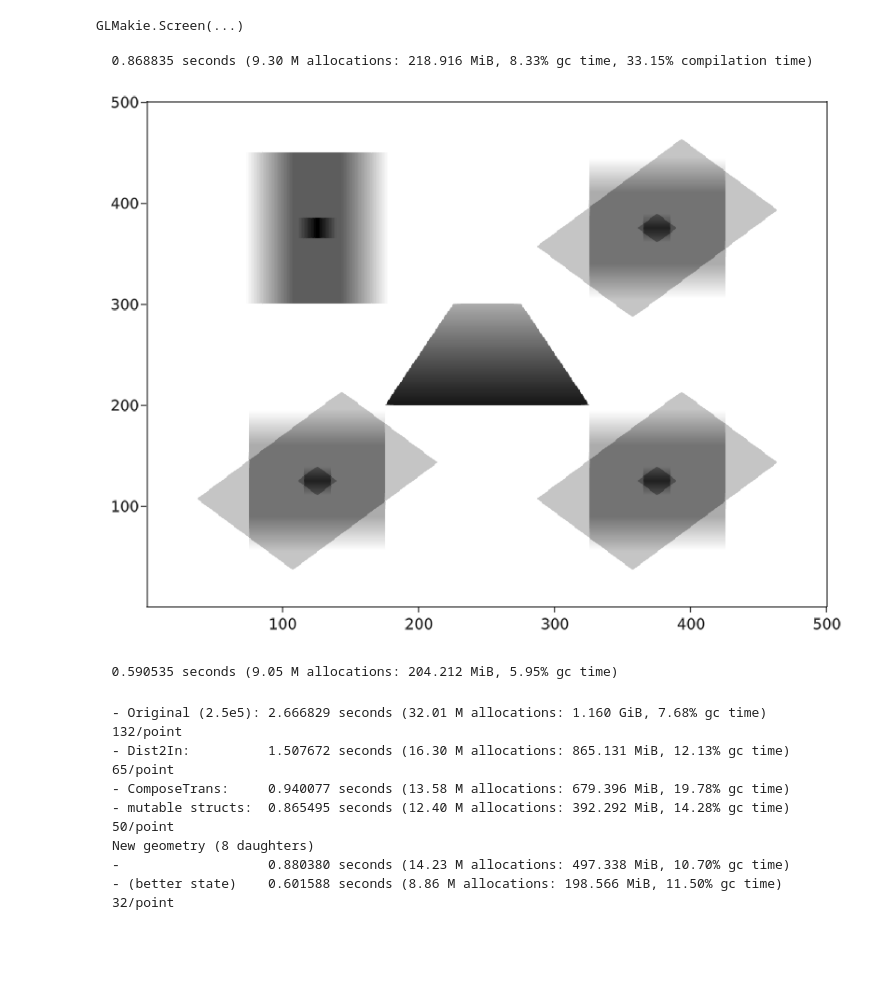
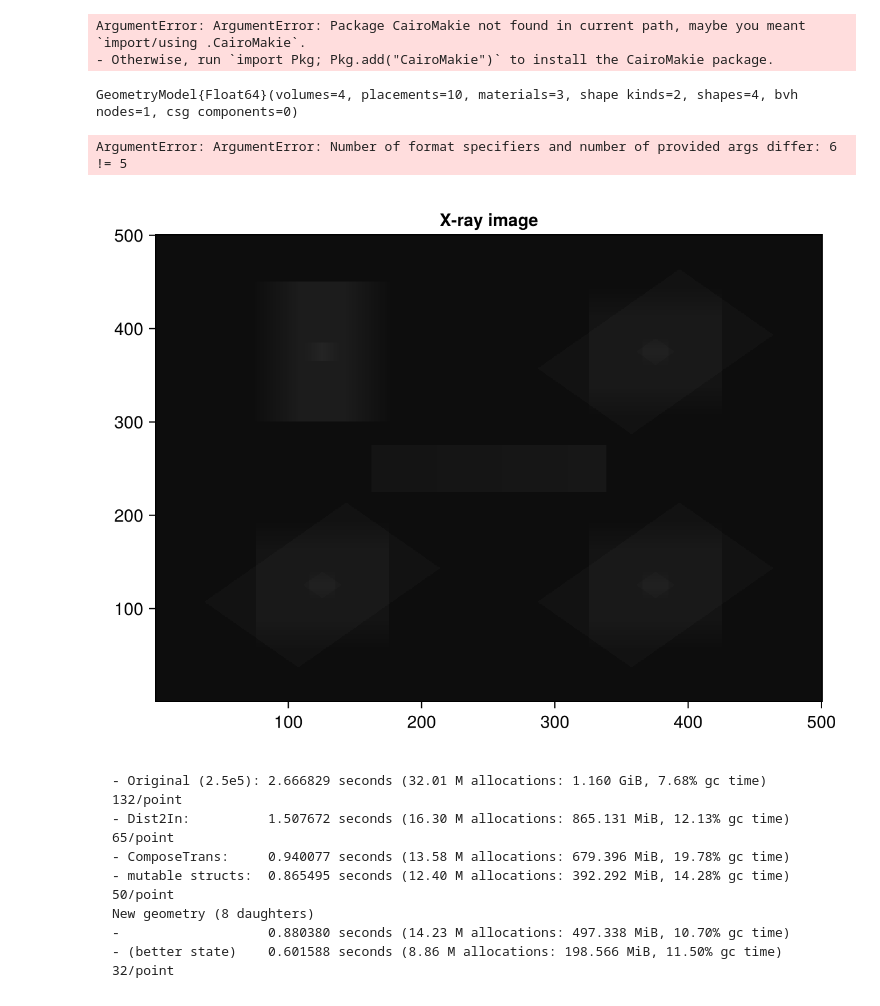
Before and after one commit to peremato/Geom4hep, a Jupyter notebook: examples/basic.ipynb, the cells around one changed output. Cells and saved outputs as stored; diff of their text form; code cells hidden in the pictures; blank space fills up the shorter version.

````diff
--- a/examples/basic.ipynb
+++ b/examples/basic.ipynb
@@ -15,21 +10,30 @@ world = build_geom(Float64);
 # %%
 # Draw the geometry using Makie (GL)
-using GLMakie
-s = Scene()
-draw(s, world)
+using CairoMakie
+draw(world, wireframe=true)
 # %% [output]
-GLMakie.Screen(...)
+ArgumentError: ArgumentError: Package CairoMakie not found in current path, maybe you meant `import/using .CairoMakie`.
+- Otherwise, run `import Pkg; Pkg.add("CairoMakie")` to install the CairoMakie package.
-# %%
-# produce the the X-ray and plot it
-@time image = generate_xray(world, 2.5e5)
-heatmap(image, colormap=:grayC)
-# %% [output]
-  0.868835 seconds (9.30 M allocations: 218.916 MiB, 8.33% gc time, 33.15% compilation time)
-[figure, removed]
-# %%
-@time image = generate_xray(world, 2.5e5);
-# %% [output]
-  0.590535 seconds (9.05 M allocations: 204.212 MiB, 5.95% gc time)
+# %%
+model = close_geometry(world)
+println(model)
+# %% [output]
+GeometryModel{Float64}(volumes=4, placements=10, materials=3, shape kinds=2, shapes=4, bvh nodes=1, csg components=0)
+# %%
+#-----generate the images----------------------------------------------------------------------------
+xray(model, 1, 8)                 # compile
+images = map(1:3) do axis
+    t = @elapsed u, v, img, nsteps = xray(model, axis, 1000)
+    @printf "axis %d: %d×%d pixels, %.3g steps in %.2f s\n" axis size(img)... sum(nsteps) t
+    (u, v, img)
+end
+# %% [output]
+ArgumentError: ArgumentError: Number of format specifiers and number of provided args differ: 6 != 5
+# %%
+
+heatmap(img, colormap = :grays, axis = (title = "X-ray image",), colorrange = (1, 70000))
+# %% [output]
+[figure, added]
 # %% [markdown]
 ```
 - Original (2.5e5): 2.666829 seconds (32.01 M allocations: 1.160 GiB, 7.68% gc time) 132/point
````
Also changed, not shown: parts of 11 cells of this notebook, 5 other files.
